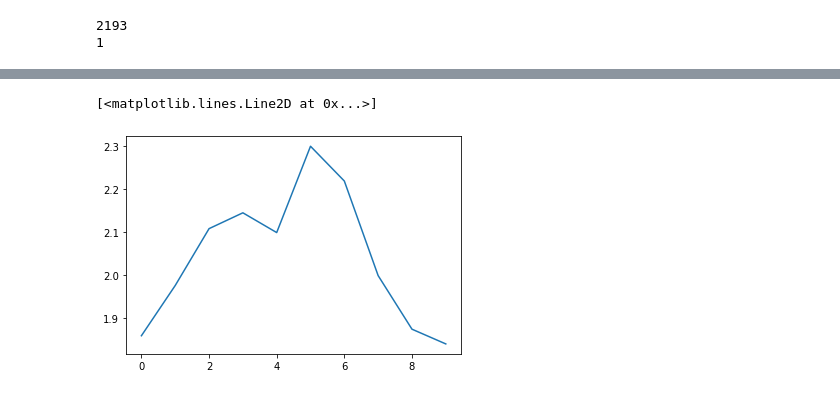
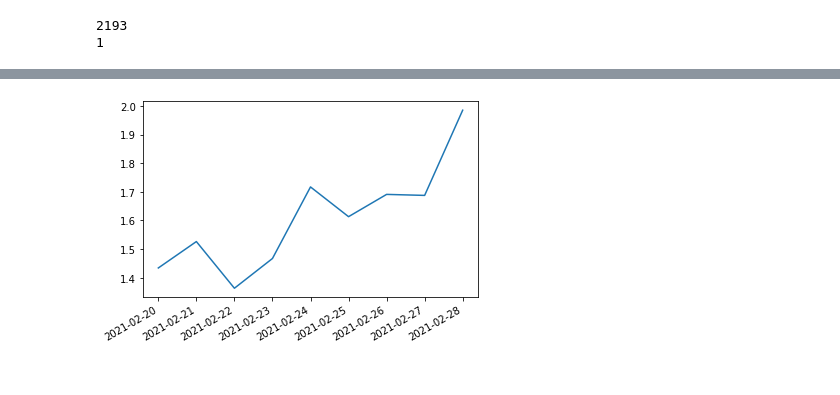
Before and after one commit to dylan-brackett/ml-projects, a Jupyter notebook: stocks/deep_learning_stocks.ipynb, the cells around one changed output, grey strips where cells are left out. Saved outputs shown, nothing was run; the diff lists cells and outputs as text; code cells hidden in the pictures.

```diff
--- a/stocks/deep_learning_stocks.ipynb
+++ b/stocks/deep_learning_stocks.ipynb
@@ -111,7 +113,7 @@ model.compile(loss='mean_absolute_error', metrics=["mean_absolute_error"], optim
 1
 # %%
 history = model.fit(X_train, y_train,
-                    epochs=10,
+                    epochs=1000,
                     validation_data=(X_test,y_test),
                     verbose=1)
 # %% [output]
@@ -138,6 +137,11 @@ Epoch 10/10
-# %%
-predictVals = scalerY.inverse_transform(model.predict(X_test[-10:]))
-plt.plot(predictVals)
-# %% [output]
-[<matplotlib.lines.Line2D at 0x...>]
-[figure, removed]
+# %%
+predictVals = scalerY.inverse_transform(model.predict(X_test[-50:]))
+predictVals = predictVals.flatten()
+
+x = pd.date_range(start='2/20/2021', end='3/2/2021').tolist()
+fig, ax = plt.subplots()
+ax.plot(x[0:9], predictVals[0:9])
+fig.autofmt_xdate()
+ax.fmt_xdata = DateFormatter("%Y-%m-%d")
+# %% [output]
+[figure, added]
```
Also changed, not shown: parts of 3 cells of this notebook.
